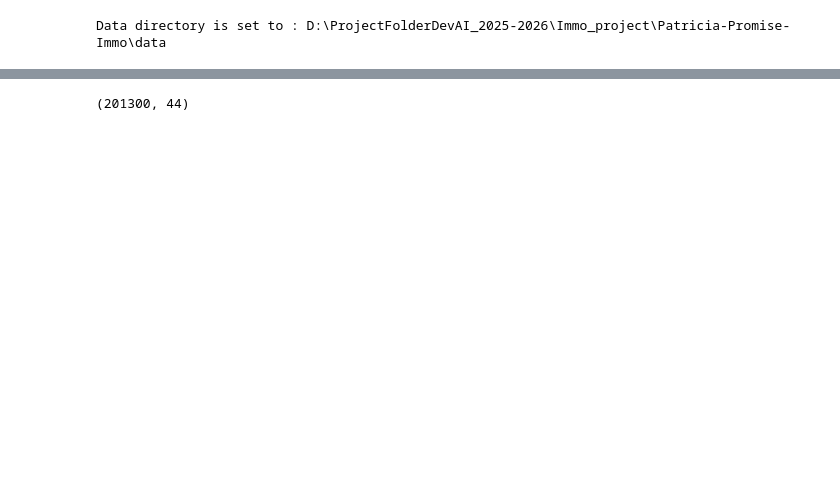
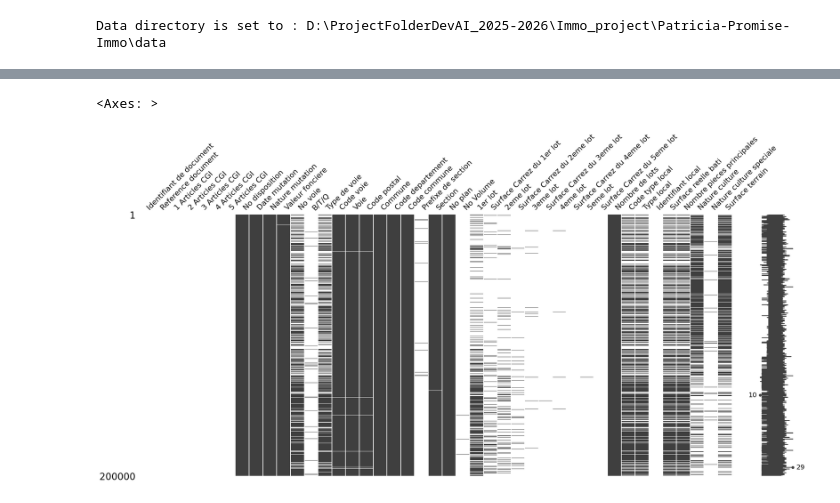
Before and after one commit to data-IA-2024/Patricia-Promise-Immo, a Jupyter notebook: notebooks/explore-data.ipynb, the cells around one changed output, grey strips where cells are left out. Cells and saved outputs as stored; diff of their text form; code cells hidden in the pictures; blank space fills up the shorter version.

```diff
--- a/notebooks/explore-data.ipynb
+++ b/notebooks/explore-data.ipynb
@@ -74,5 +84,7 @@ for f in all_immo_files:
 # %%
-# Exploration des fichiers téléchargés et conversion en DataFrame Pandas
-for immo_file in all_immo_files:
-    df = pd.read_csv(f"{raw_dir}/{immo_file}", nrows=100, on_bad_lines='skip', low_memory=False, sep='|', decimal=',', dtype={'Code postal':str, 'Valeur fonciere':np.float64})
-    print(df.columns.to_list())
+# Exploration d'un fichier téléchargé et conversion en DataFrame
+data_path = data_dir/"raw"
+raw_path = data_path/"immo_entries_2024.txt.zip"
+print(raw_path)
+df = pd.read_csv(f"{raw_path}", nrows=200_000, on_bad_lines='skip', low_memory=False, sep='|', decimal=',', dtype={'Code postal':str, 'Valeur fonciere':np.float64})
+df
@@ -120,10 +124,0 @@ if writer is not None:
-# %%
-df = pd.read_parquet(parquet_path)
-
-print("Parquet file info:")
-df.head(20)
-df.info()
-# %%
-df.shape
-# %% [output]
-(201300, 44)
@@ -129,0 +127,7 @@ df.shape
+# %%
+# Matrice des valeurs manquantes
+import missingno as msno
+msno.matrix(df)
+# %% [output]
+<Axes: >
+[figure, added]
```
Also changed, not shown: parts of 6 cells of this notebook, 30 other files.
